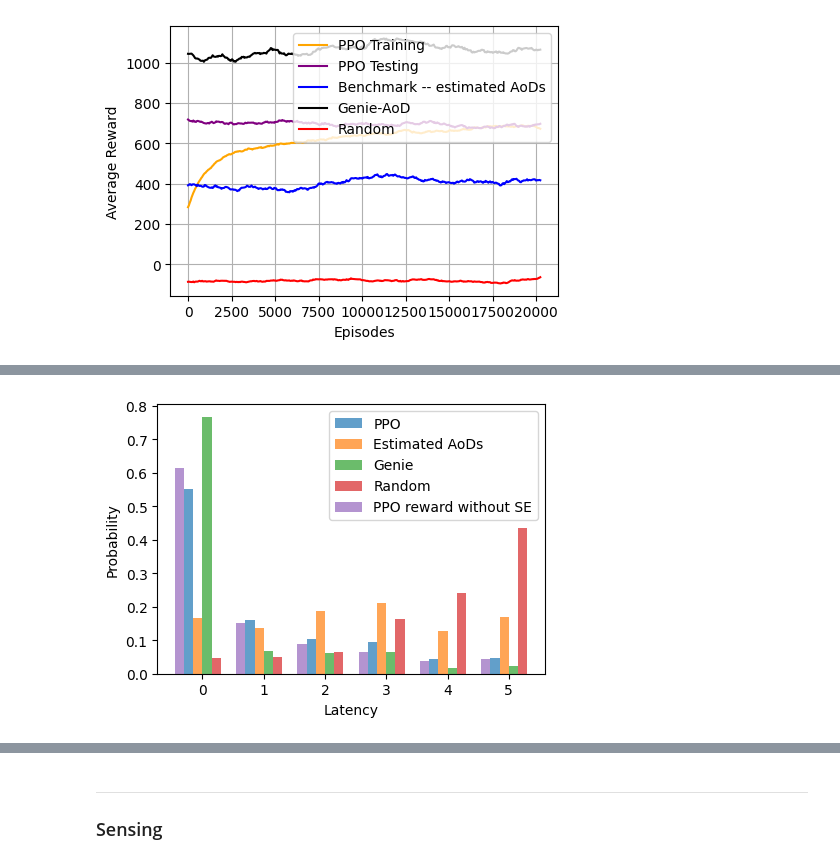
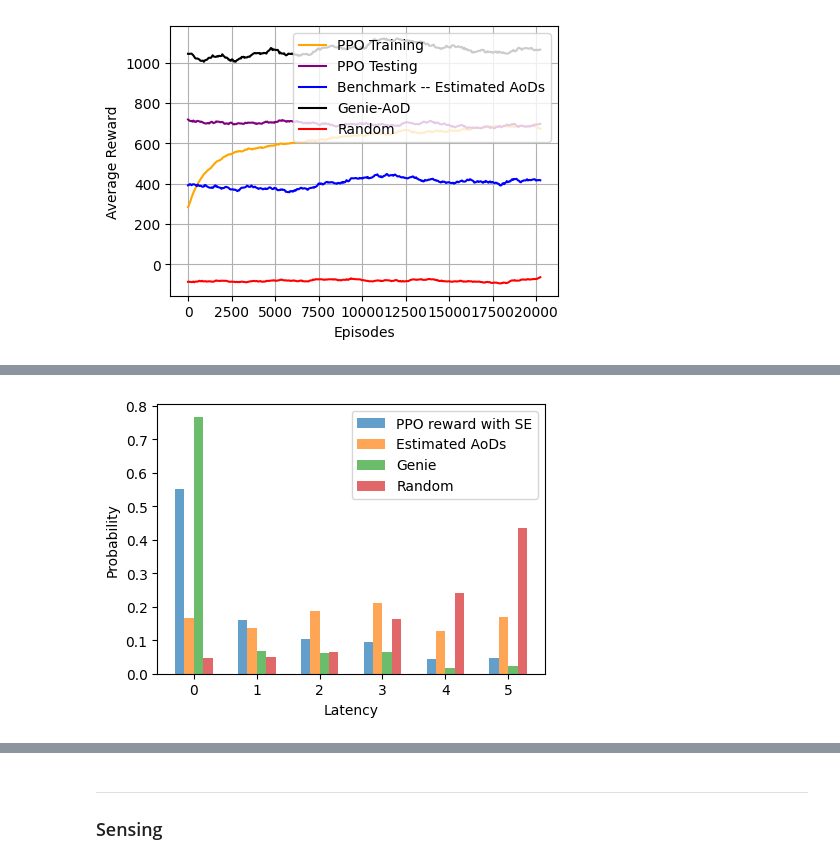
Before and after one commit to april427/Centric-BM, a Jupyter notebook: documents/07-10.ipynb, the cells around one changed output, grey strips where cells are left out. Saved outputs shown, nothing was run; the diff lists cells and outputs as text; code cells hidden in the pictures.

Commit message:
figure buffer to beams

```diff
--- a/documents/07-10.ipynb
+++ b/documents/07-10.ipynb
@@ -54,7 +76,7 @@ fd_trained = log_dir +'trained/'
 trained_reward = pd.read_csv(fd_trained + 'reward.csv', skiprows=0)
 tr = trained_reward['Reward'].rolling(window = 100).mean()
 
-fd_genie = log_dir +'greedy/'
+fd_genie = log_dir +'genie/'
 genie_reward = pd.read_csv(fd_genie + 'reward.csv', skiprows=0)
 gr = genie_reward['Reward'].rolling(window = 100).mean()
 
@@ -76,7 +98,7 @@ fig.set_size_inches(5, 3.5)
 ax.plot(np.linspace(0, len(moving_average), br_length), selected_values.dropna(), label='PPO Training', color='orange')
 # ax.plot(np.linspace(0, len(moving_average_reusebeams), br_length), selected_values_reusebeams.dropna(), label='PPO_128_new_statespace', color='green')
 ax.plot(np.linspace(0, len(moving_average), br_length), tr.dropna(), label='PPO Testing', color='purple')
-ax.plot(np.linspace(0, len(moving_average), br_length), br.dropna(), label='Benchmark -- estimated AoDs', color='blue')
+ax.plot(np.linspace(0, len(moving_average), br_length), br.dropna(), label='Benchmark -- Estimated AoDs', color='blue')
 ax.plot(np.linspace(0, len(moving_average), br_length), gr.dropna(), label='Genie-AoD', color='black')
 ax.plot(np.linspace(0, len(moving_average), br_length), rr.dropna(), label='Random', color='red')
 # ax.plot(np.linspace(0, len(moving_average), br_length), tr2.dropna(), label='PPO_128_new_statespace Test Test', color='red')
@@ -106,32 +136,68 @@ latency_benchmark = load_latency(fd_estimated, 'latency.csv')
 latency_genie = load_latency(fd_genie , 'latency.csv')
 latency_r = load_latency(fd_random , 'latency.csv')
 
-latency_trained_woSE = load_latency('RL_mimo_ofdm/PPO_2ue16Nt_logEstTh_beamAct/trained/', 'latency.csv')
+log_dir_woSE = 'RL_mimo_ofdm/PPO_2ue16Nt_logEstTh_beamAct/'
+
+latency_trained_woSE = load_latency(log_dir_woSE+'trained/', 'latency.csv')
+
+latency_trained_favorU0 = load_latency(log_dir_woSE+'trained_favorU0/', 'latency.csv')
+latency_traine_favorU1 = load_latency(log_dir_woSE+'trained_favorU1/', 'latency.csv')
+latency_trained_shuffled = load_latency(log_dir_woSE+'trained_shuffled/', 'latency.csv')
+
+latency_1TDMA = load_latency(log_dir_woSE+'1-TDMA/', 'latency.csv')
+latency_7TDMA = load_latency(log_dir_woSE+'7-TDMA/', 'latency.csv')
+latency_13TDMA = load_latency(log_dir_woSE+'13-TDMA/', 'latency.csv')
+
+
 #
 figure_handle = plt.figure()
 figure_handle.set_size_inches(5, 3.5)
-ax2 = figure_handle.add_subplot()
+ax = figure_handle.add_subplot()
 
-counts_trained, bins_trained, patches_trained = ax2.hist(latency_trained, bins=range(7), density=True, alpha=0.7, label='PPO')
-counts_benchmark, bins_benchmark, patches_benchmark = ax2.hist(latency_benchmark, bins=range(7), density=True, alpha=0.7, label='Estimated AoD')
-counts_genie, bins_genie, patches_genie = ax2.hist(latency_genie, bins=range(7), density=True, alpha=0.7, label='Genie')
-counts_random, bins_random, patches_random = ax2.hist(latency_r, bins=range(7), density=True, alpha=0.7, label='Random')
-counts_trainedwo, bins_trainedwo, pathes_trainedwo = ax.hist(latency_trained_woSE, bins=range(7), density=True, alpha=0.7, label='PPO')
+counts_trained, bins_trained, patches_trained = ax.hist(latency_trained, bins=range(7), density=True, alpha=0.7, label='PPO reward with SE')
+counts_benchmark, bins_benchmark, patches_benchmark = ax.hist(latency_benchmark, bins=range(7), density=True, alpha=0.7, label='Estimated AoD')
+counts_genie, bins_genie, patches_genie = ax.hist(latency_genie, bins=range(7), density=True, alpha=0.7, label='Genie')
+counts_random, bins_random, patches_random = ax.hist(latency_r, bins=range(7), density=True, alpha=0.7, label='Random')
+counts_trainedwo, bins_trainedwo, pathes_trainedwo = ax.hist(latency_trained_woSE, bins=range(7), density=True, alpha=0.7, label='PPO reward w/o SE')
 
 bin_centers = 0.5 * (bins_trained[:-1] + bins_trained[1:])
 barwidth = 0.15
-ax2.cla()  # Clear the previous plot
-ax2.bar(bin_centers - barwidth*3/2, counts_trained, width=barwidth, align='center', alpha=0.7, label='PPO')
-ax2.bar(bin_centers - barwidth/2, counts_benchmark, width=barwidth, align='center', alpha=0.7, label='Estimated AoDs')
-ax2.bar(bin_centers + barwidth/2, counts_genie, width=barwidth, align='center', alpha=0.7, label='Genie')
-ax2.bar(bin_centers + barwidth*3/2, counts_random, width=barwidth, align='center', alpha=0.7, label='Random')
-ax2.bar(bin_centers - barwidth*5/2, counts_trainedwo, width=barwidth, align='center', alpha=0.7, label='PPO reward without SE')
+ax.cla()  # Clear the previous plot
+ax.bar(bin_centers - barwidth*3/2, counts_trained, width=barwidth, align='center', alpha=0.7, label='PPO reward with SE')
+ax.bar(bin_centers - barwidth/2, counts_benchmark, width=barwidth, align='center', alpha=0.7, label='Estimated AoDs')
+ax.bar(bin_centers + barwidth/2, counts_genie, width=barwidth, align='center', alpha=0.7, label='Genie')
+ax.bar(bin_centers + barwidth*3/2, counts_random, width=barwidth, align='center', alpha=0.7, label='Random')
+# ax.bar(bin_centers - barwidth*5/2, counts_trainedwo, width=barwidth, align='center', alpha=0.7, label='PPO reward without SE')
 
-ax2.set_xticks(bin_centers)
+ax.set_xticks(bin_centers)
 
-ax2.set_xticks(bin_centers)
-ax2.set_xticklabels(range(6))
-ax2.set_xlabel('Latency')
-ax2.set_ylabel('Probability')
-ax2.legend()
+ax.set_xticks(bin_centers)
+ax.set_xticklabels(range(6))
+ax.set_xlabel('Latency')
+ax.set_ylabel('Probability')
+ax.legend()
+
+####
+figure_handle = plt.figure()
+figure_handle.set_size_inches(5, 3.5)
+ax = figure_handle.add_subplot()
+counts_1TDMA, bins_1TDMA, patches_1TDMA = ax.hist(latency_1TDMA, bins=range(7), density=True, alpha=0.7, label='1-TDMA')
+counts_7TDMA, bins_7TDMA, patches_7TDMA = ax.hist(latency_7TDMA, bins=range(7), density=True, alpha=0.7, label='7-TDMA')
+counts_13TDMA, bins_13TDMA, patches_13TDMA = ax.hist(latency_13TDMA, bins=range(7), density=True, alpha=0.7, label='13-TDMA')
+
+bin_centers = 0.5 * (bins_1TDMA[:-1] + bins_1TDMA[1:])
+barwidth = 0.15
+ax.cla()  # Clear the previous plot
+ax.bar(bin_centers - barwidth*3/2, counts_1TDMA, width=barwidth, align='center', alpha=0.7, label='1-TDMA')
+ax.bar(bin_centers - barwidth/2, counts_7TDMA, width=barwidth, align='center', alpha=0.7, label='7-TDMA')
+ax.bar(bin_centers + barwidth/2, counts_13TDMA, width=barwidth, align='center', alpha=0.7, label='13-TDMA')
+ax.bar(bin_centers + barwidth*3/2, counts_trained, width=barwidth, align='center', alpha=0.7, label='PPO reward with SE')
+
+ax.set_xticks(bin_centers)
+ax.set_xticklabels(range(6))
+ax.set_xlabel('Latency')
+ax.set_ylabel('Probability')
+ax.legend()
+
+plt.show()
 # %% [output]
@@ -139 +204 @@ ax2.legend()
-[figure, old version]
+[figure, new version]
```
Also changed, not shown: parts of 16 cells of this notebook, 4 other files.
